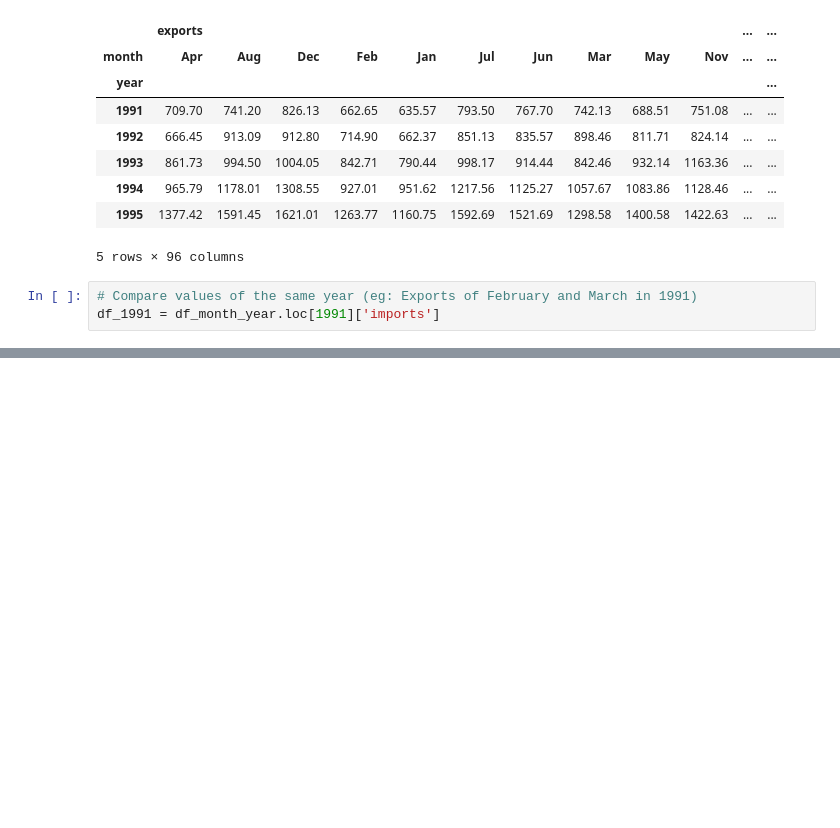
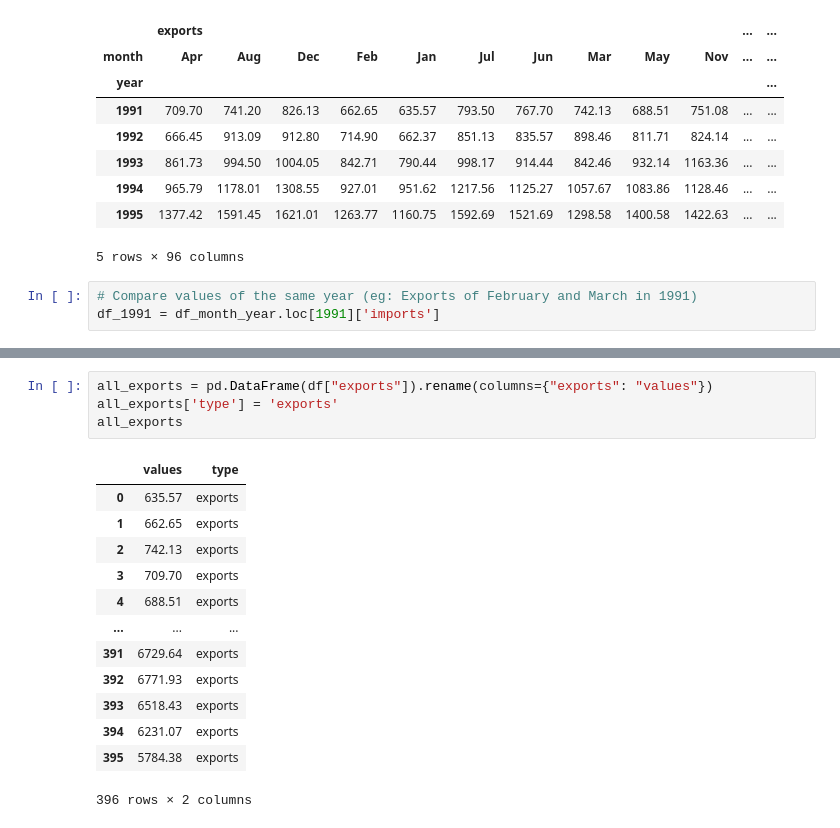
Before and after one commit to franthormel/shiny, a Jupyter notebook: ph-imts/test.ipynb, the cells around one changed output, grey strips where cells are left out. Drawn from its saved outputs; the diff is of its cells as text; blank space fills up the shorter version.

```diff
--- a/ph-imts/test.ipynb
+++ b/ph-imts/test.ipynb
@@ -75,0 +85,18 @@ df_1991 = df_month_year.loc[1991]['imports']
+# %%
+all_exports = pd.DataFrame(df["exports"]).rename(columns={"exports": "values"})
+all_exports['type'] = 'exports'
+all_exports
+# %% [output]
+|  | values | type |
+| 0 | 635.57 | exports |
+| 1 | 662.65 | exports |
+| 2 | 742.13 | exports |
+| 3 | 709.70 | exports |
+| 4 | 688.51 | exports |
+| ... | ... | ... |
+| 391 | 6729.64 | exports |
+| 392 | 6771.93 | exports |
+| 393 | 6518.43 | exports |
+| 394 | 6231.07 | exports |
+| 395 | 5784.38 | exports |
+396 rows × 2 columns
```
Also changed, not shown: parts of 5 cells of this notebook, 2 other files.
